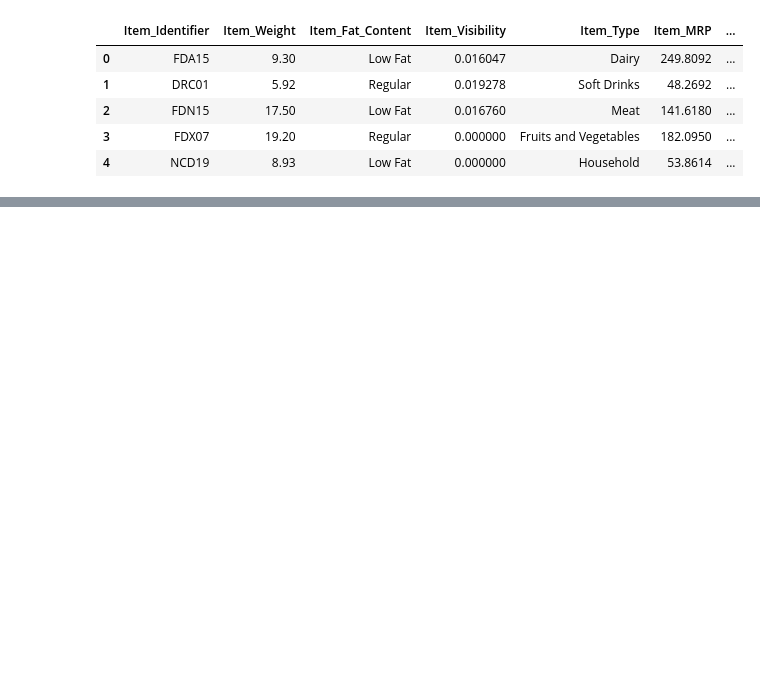
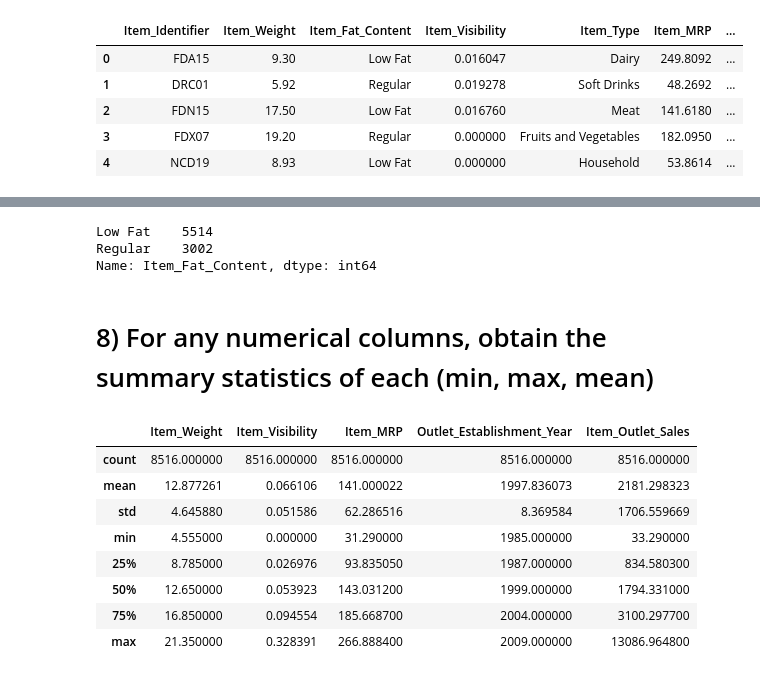
Before and after one commit to dvisionst/food_sales_predictions, a Jupyter notebook: Project_1_food_sales.ipynb, the cells around one changed output, grey strips where cells are left out. Drawn from its saved outputs; the diff is of its cells as text; code cells hidden in the pictures; blank space fills up the shorter version.

```diff
--- a/Project_1_food_sales.ipynb
+++ b/Project_1_food_sales.ipynb
@@ -14,0 +207,23 @@ df.head()
+# %%
+df['Item_Fat_Content'].value_counts()
+df.replace(to_replace=['LF', 'low fat'], value='Low Fat', inplace=True)
+df.replace(to_replace='reg', value='Regular', inplace=True)
+df['Item_Fat_Content'].value_counts()
+# %% [output]
+Low Fat    5514
+Regular    3002
+Name: Item_Fat_Content, dtype: int64
+# %% [markdown]
+# 8) For any numerical columns, obtain the summary statistics of each (min, max, mean)
+# %%
+df.describe()
+# %% [output]
+|  | Item_Weight | Item_Visibility | Item_MRP | Outlet_Establishment_Year | Item_Outlet_Sales |
+| count | 8516.000000 | 8516.000000 | 8516.000000 | 8516.000000 | 8516.000000 |
+| mean | 12.877261 | 0.066106 | 141.000022 | 1997.836073 | 2181.298323 |
+| std | 4.645880 | 0.051586 | 62.286516 | 8.369584 | 1706.559669 |
+| min | 4.555000 | 0.000000 | 31.290000 | 1985.000000 | 33.290000 |
+| 25% | 8.785000 | 0.026976 | 93.835050 | 1987.000000 | 834.580300 |
+| 50% | 12.650000 | 0.053923 | 143.031200 | 1999.000000 | 1794.331000 |
+| 75% | 16.850000 | 0.094554 | 185.668700 | 2004.000000 | 3100.297700 |
+| max | 21.350000 | 0.328391 | 266.888400 | 2009.000000 | 13086.964800 |
```
Also changed, not shown: parts of 16 cells of this notebook.
